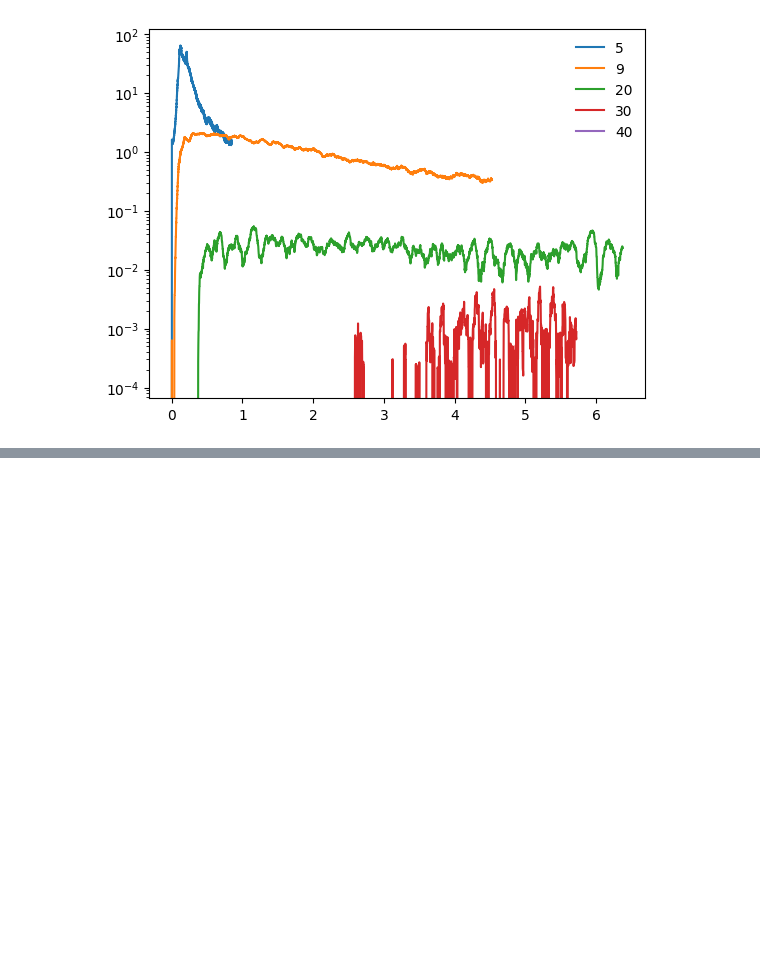
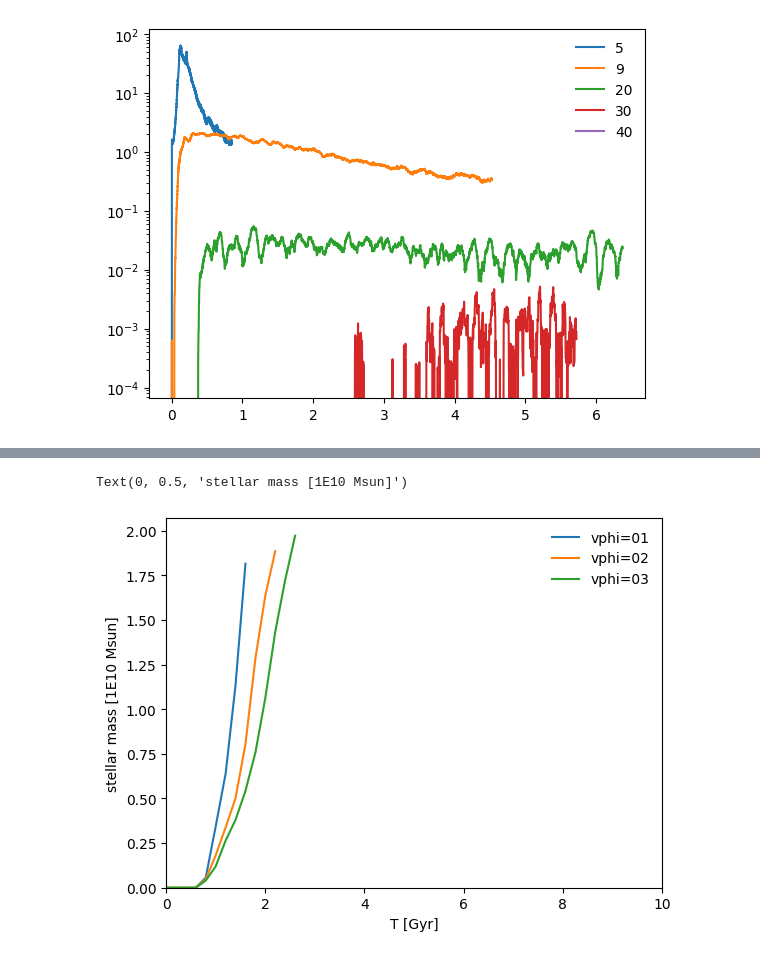
Before and after one commit to gusbeane/GSEgas, a Jupyter notebook: runs/MW6iso-grid/grid_scratch.ipynb, the cells around one changed output, grey strips where cells are left out. Drawn from its saved outputs; the diff is of its cells as text; code cells hidden in the pictures; blank space fills up the shorter version.

```diff
--- a/runs/MW6iso-grid/grid_scratch.ipynb
+++ b/runs/MW6iso-grid/grid_scratch.ipynb
@@ -113,0 +139,14 @@ Text(0, 0.5, 'r_half [kpc]')
+# %%
+for vphi in vphi_list:
+    plt.plot(time[vphi], stmass[vphi], label='vphi='+vphi)
+
+plt.legend(frameon=False)
+
+plt.xlim(0, 10)
+plt.ylim(0, None)
+
+plt.xlabel('T [Gyr]')
+plt.ylabel('stellar mass [1E10 Msun]')
+# %% [output]
+Text(0, 0.5, 'stellar mass [1E10 Msun]')
+[figure, added]
```
Also changed, not shown: parts of 8 cells of this notebook, 32 other files.
